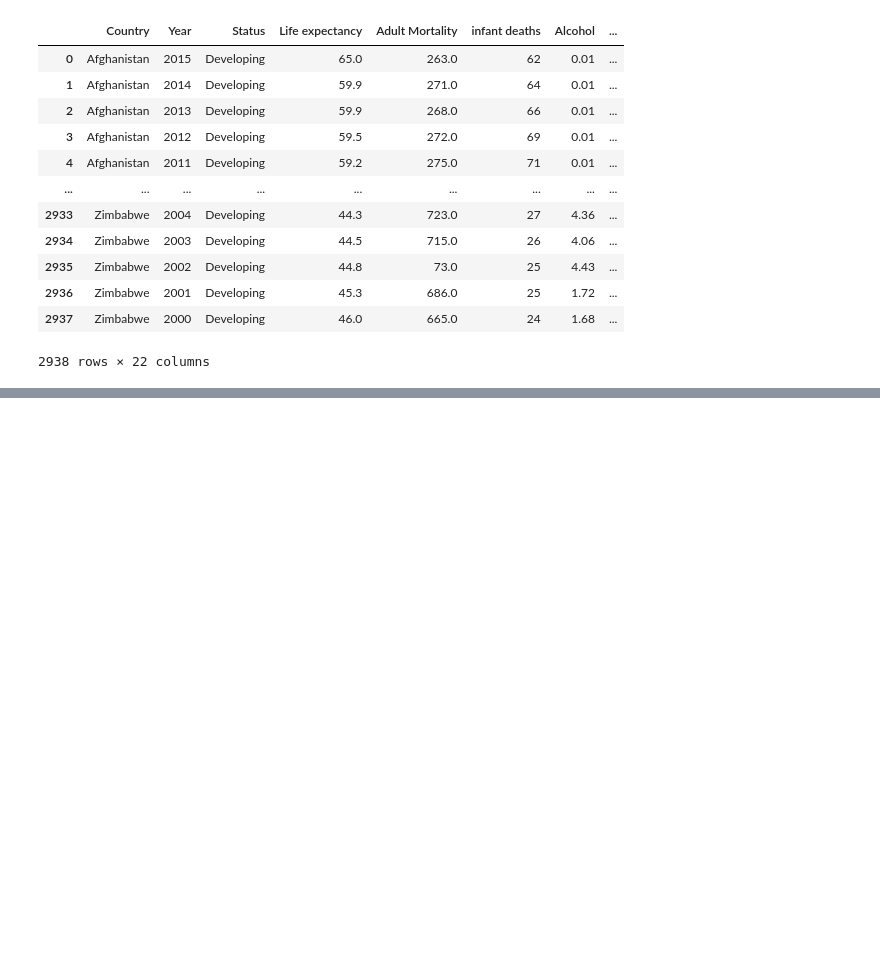
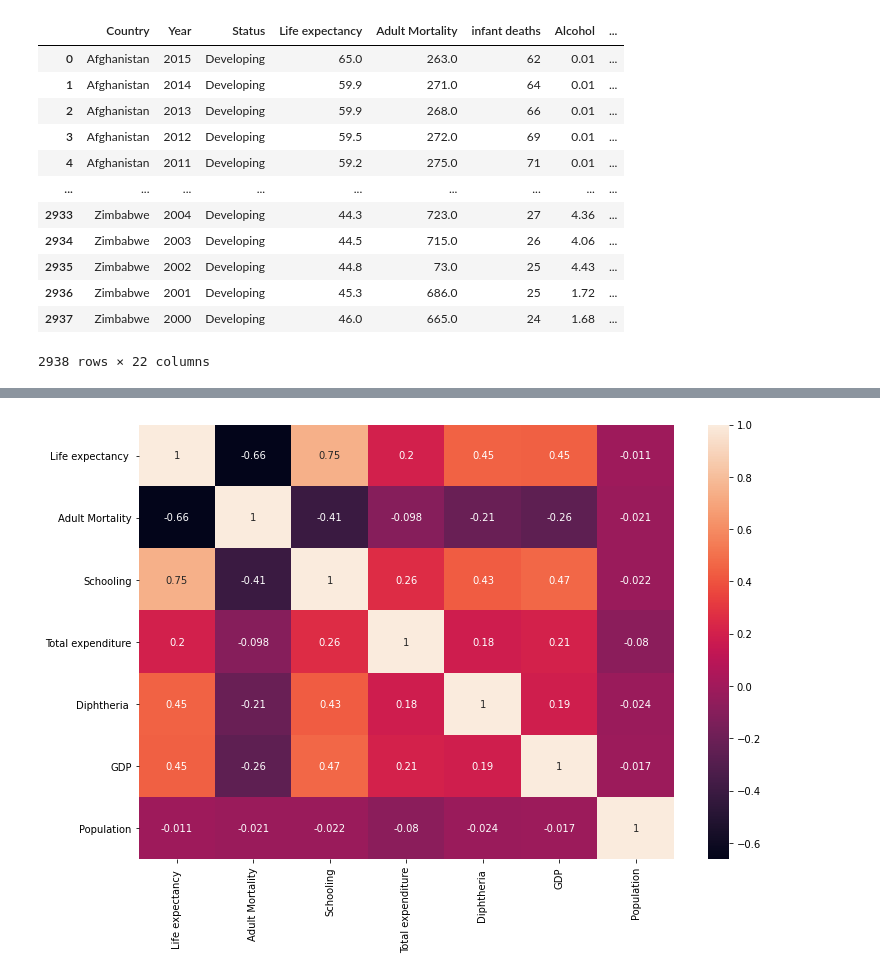
Before and after one commit to axperez/TensorFlow2.0, a Jupyter notebook: SequentialModel.ipynb, the cells around one changed output, grey strips where cells are left out. Cells and saved outputs as stored; diff of their text form; code cells hidden in the pictures; blank space fills up the shorter version.

```diff
--- a/SequentialModel.ipynb
+++ b/SequentialModel.ipynb
@@ -43,0 +152,10 @@ data.sample(5)
+# %%
+data_corr = data[['Life expectancy ',
+                  'Adult Mortality',
+                  'Schooling',
+                  'Total expenditure',
+                  'Diphtheria ',
+                  'GDP',
+                  'Population']].corr()
+
+data_corr
@@ -43,0 +171,8 @@ data.sample(5)
+# %%
+fig, ax = plt.subplots(figsize=(12, 8))
+
+sns.heatmap(data_corr, annot=True)
+
+plt.show()
+# %% [output]
+[figure, added]
```
Also changed, not shown: parts of 26 cells of this notebook.
